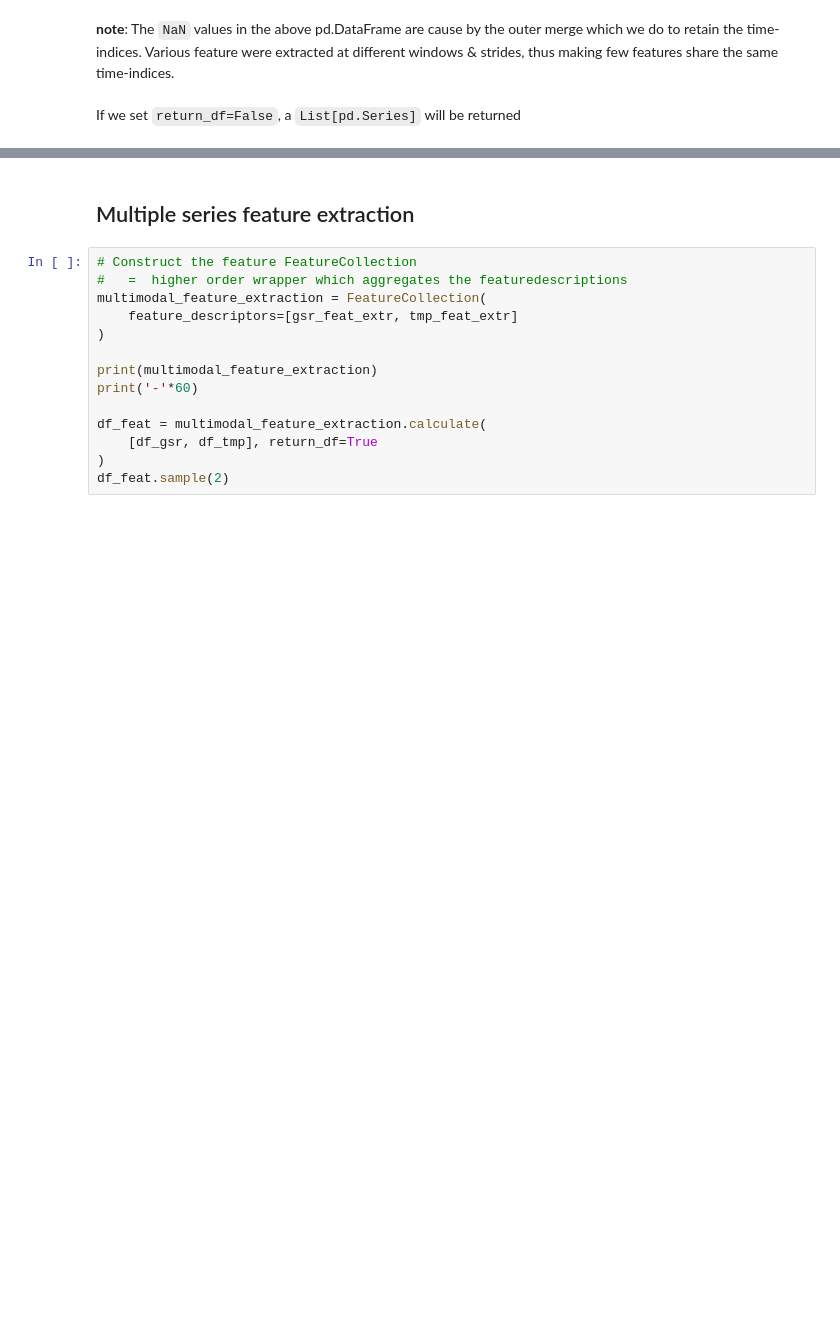
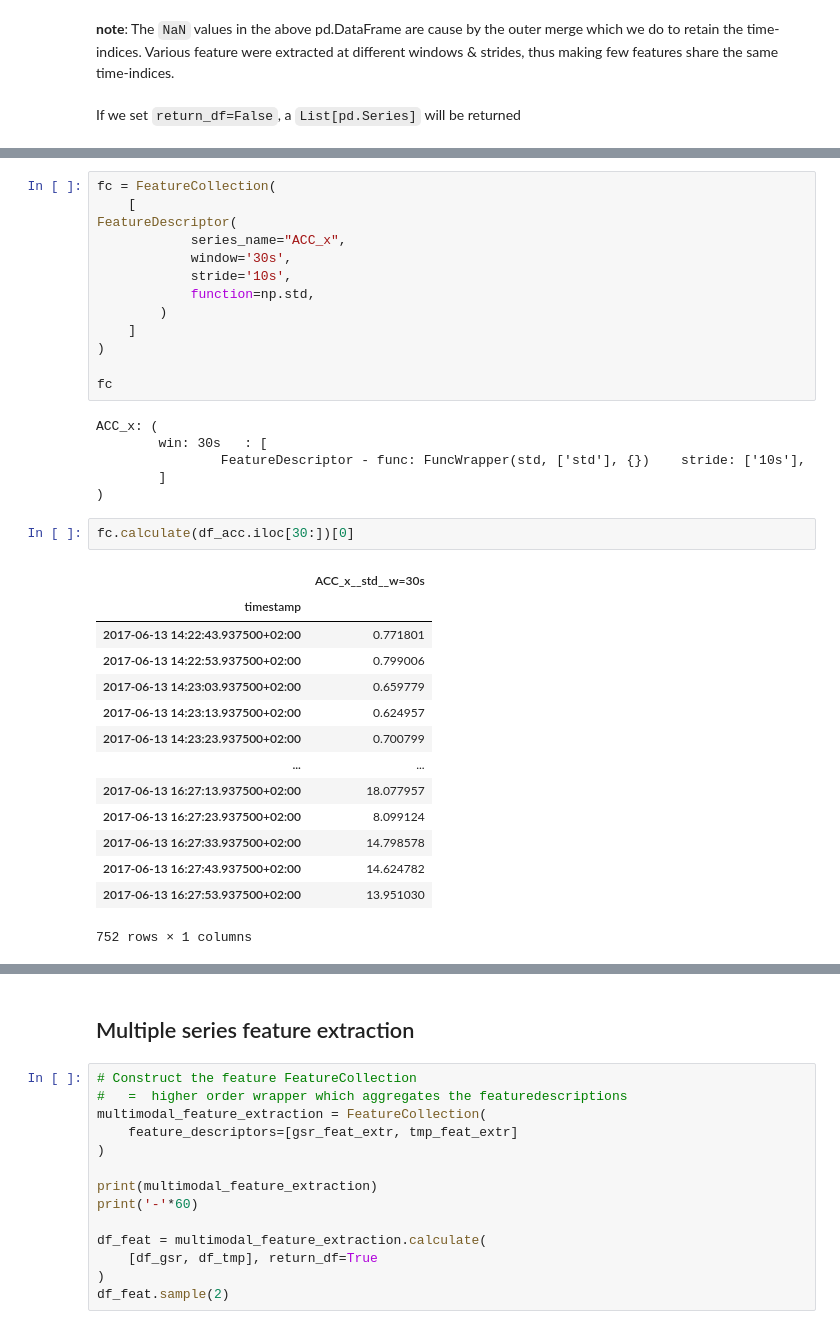
Before and after one commit to predict-idlab/tsflex, a Jupyter notebook: examples/verbose_example.ipynb, the cells around one changed output, grey strips where cells are left out. Saved outputs shown, nothing was run; the diff lists cells and outputs as text; blank space fills up the shorter version.

```diff
--- a/examples/verbose_example.ipynb
+++ b/examples/verbose_example.ipynb
@@ -385,0 +402,36 @@ feat_list[0].sample(3)
+# %%
+fc = FeatureCollection(
+    [
+FeatureDescriptor(
+            series_name="ACC_x",
+            window='30s',
+            stride='10s',
+            function=np.std,
+        )
+    ]
+)
+
+fc
+# %% [output]
+ACC_x: (
+        win: 30s   : [
+                FeatureDescriptor - func: FuncWrapper(std, ['std'], {})    stride: ['10s'],
+        ]
+)
+# %%
+fc.calculate(df_acc.iloc[30:])[0]
+# %% [output]
+|  | ACC_x__std__w=30s |
+| timestamp |  |
+| 2017-06-13 14:22:43.937500+02:00 | 0.771801 |
+| 2017-06-13 14:22:53.937500+02:00 | 0.799006 |
+| 2017-06-13 14:23:03.937500+02:00 | 0.659779 |
+| 2017-06-13 14:23:13.937500+02:00 | 0.624957 |
+| 2017-06-13 14:23:23.937500+02:00 | 0.700799 |
+| ... | ... |
+| 2017-06-13 16:27:13.937500+02:00 | 18.077957 |
+| 2017-06-13 16:27:23.937500+02:00 | 8.099124 |
+| 2017-06-13 16:27:33.937500+02:00 | 14.798578 |
+| 2017-06-13 16:27:43.937500+02:00 | 14.624782 |
+| 2017-06-13 16:27:53.937500+02:00 | 13.951030 |
+752 rows × 1 columns
```
Also changed, not shown: parts of 16 cells of this notebook.
